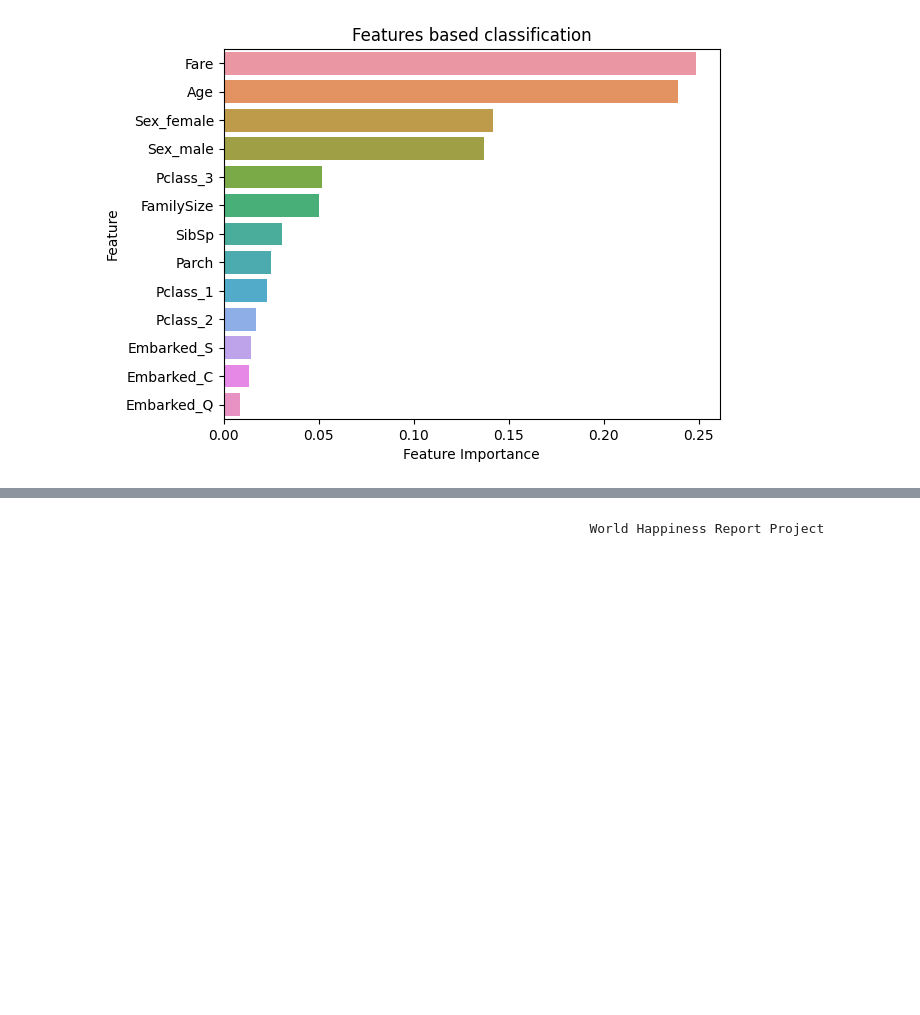
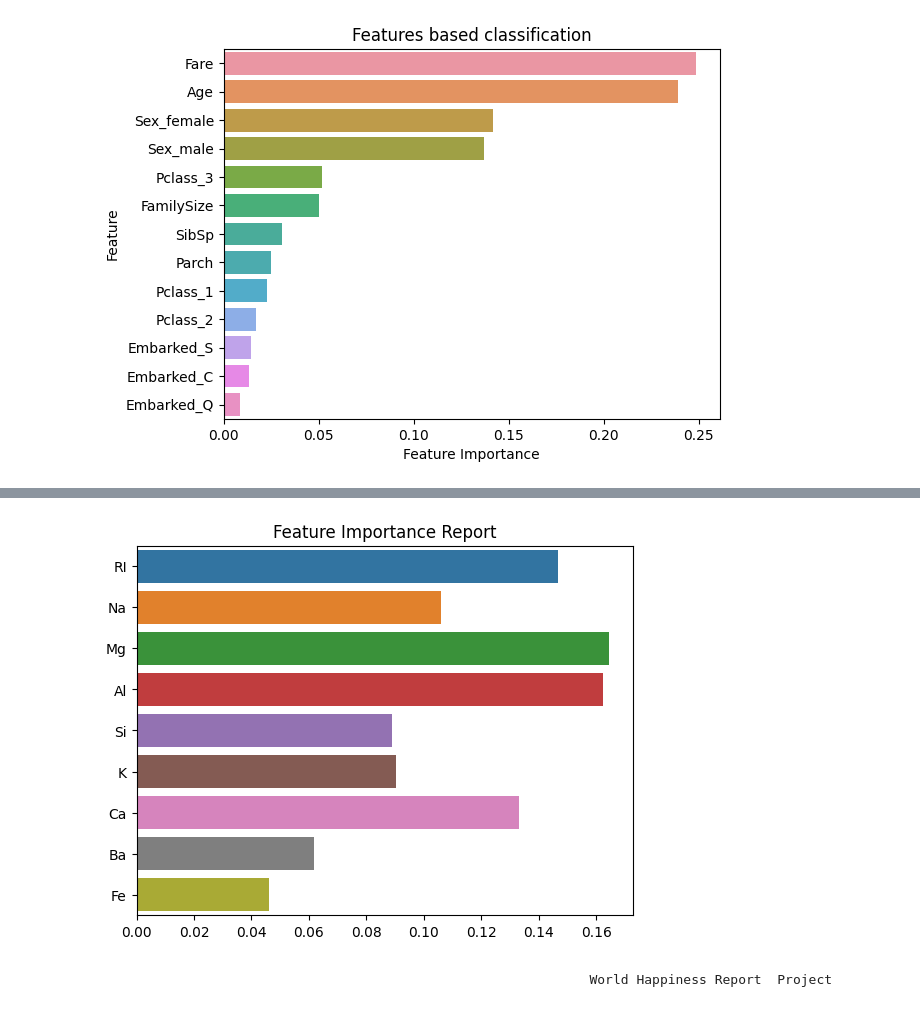
Before and after one commit to vardhamansankarc/DataTrained_Fliprobo_practice_projects, a Jupyter notebook: Second_phase_Project_Practice.ipynb, the cells around one changed output, grey strips where cells are left out. Drawn from its saved outputs; the diff is of its cells as text; code cells hidden in the pictures; blank space fills up the shorter version.

```diff
--- a/Second_phase_Project_Practice.ipynb
+++ b/Second_phase_Project_Practice.ipynb
@@ -140,0 +145,9 @@ if hasattr(model.named_steps['classifier'], 'feature_importances_'):
+# %%
+url = 'https://raw.githubusercontent.com/dsrscientist/dataset3/main/glass.csv'
+column_names = ['Id', 'RI', 'Na', 'Mg', 'Al', 'Si', 'K', 'Ca', 'Ba', 'Fe', 'Type']
+df = pd.read_csv(url, header=None, names=column_names)
+print(df.head())
+print(df.info())
+print(df.describe())
+df.drop('Id', axis=1, inplace=True)
+print(df.head())
@@ -140,0 +172,9 @@ if hasattr(model.named_steps['classifier'], 'feature_importances_'):
+# %%
+# print(df.columns)
+
+# if 'Id' in df.columns:
+#     df.drop('Id', axis=1, inplace=True)
+
+print(df.isnull().sum())
+X = df.drop('Type', axis=1)
+y = df['Type']
@@ -140,0 +193,7 @@ if hasattr(model.named_steps['classifier'], 'feature_importances_'):
+# %%
+X_train, X_test, y_train, y_test = train_test_split(X, y, test_size=0.2, random_state=42)
+scaler = StandardScaler()
+X_train_scaled = scaler.fit_transform(X_train)
+X_test_scaled = scaler.transform(X_test)
+model = RandomForestClassifier(random_state=42)
+model.fit(X_train_scaled, y_train)
@@ -141 +227,9 @@ if hasattr(model.named_steps['classifier'], 'feature_importances_'):
+# %%
+feature_importances = model.feature_importances_
+features = X.columns
+sns.barplot(x=feature_importances, y=features)
+plt.title('Feature Importance Report')
+plt.show()
+# %% [output]
+[figure, added]
 # %% [markdown]
```
Also changed, not shown: parts of 14 cells of this notebook.
